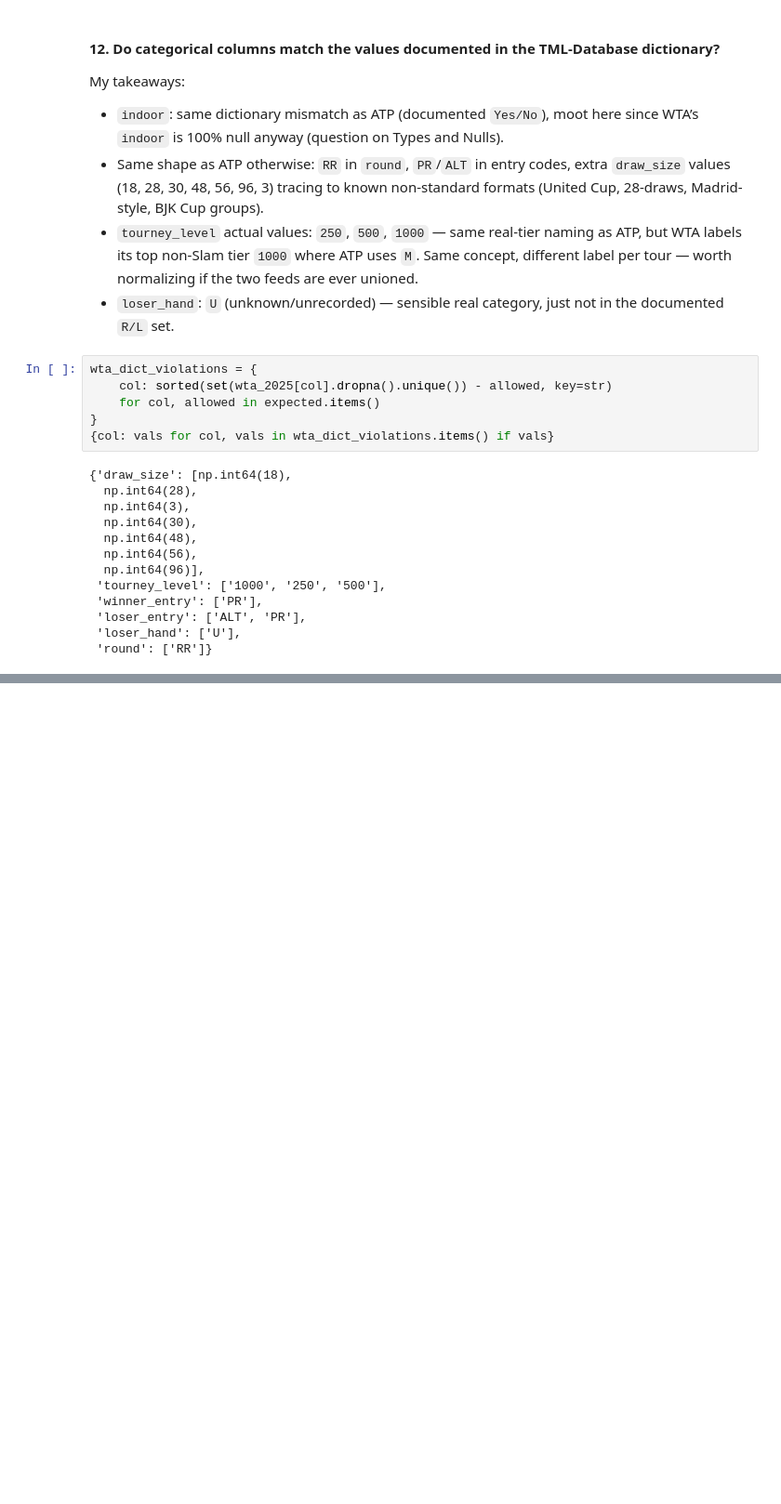
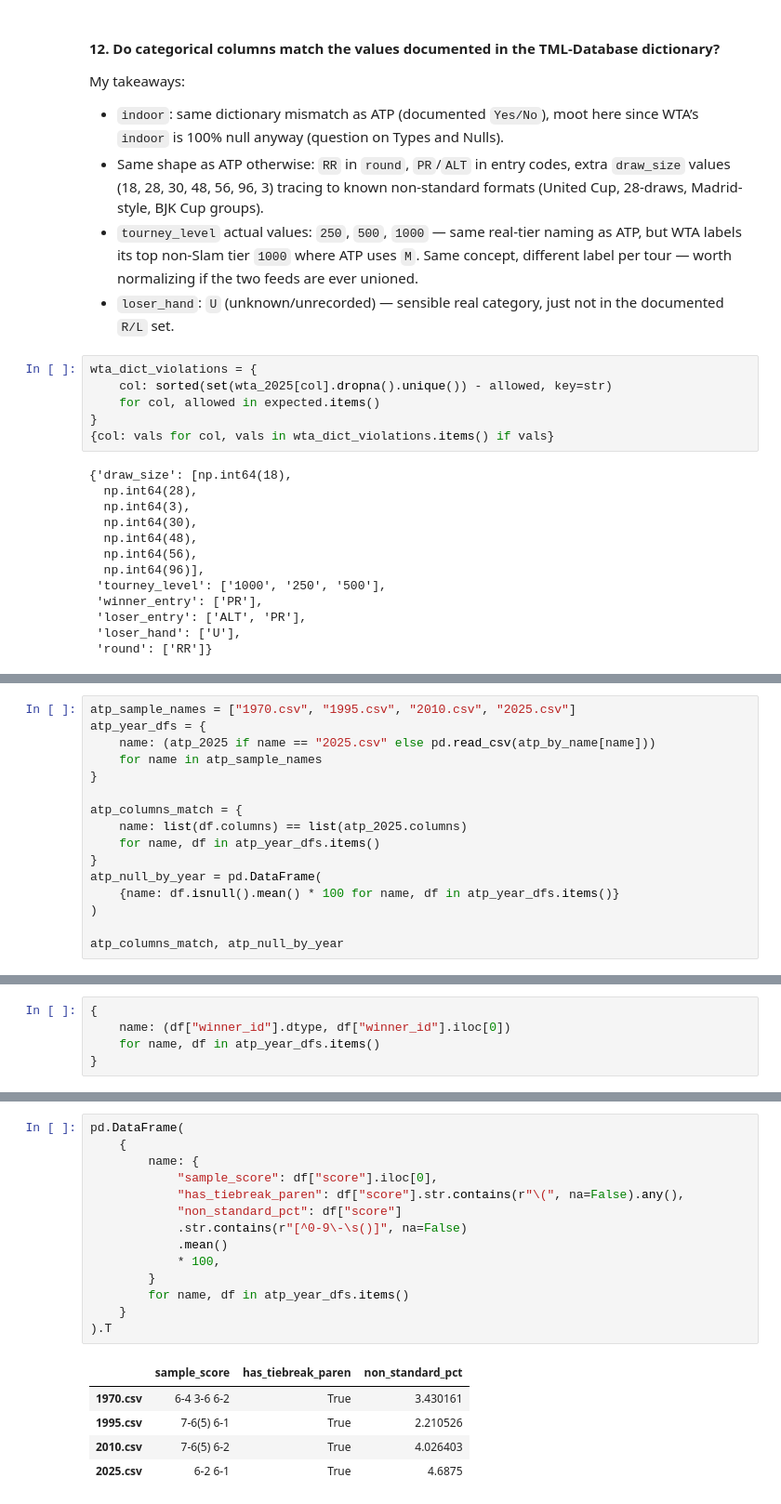
Before and after one commit to anajbellini/DataDeuce, a Jupyter notebook: analysis/source_profiling.ipynb, the cells around one changed output, grey strips where cells are left out. Shown at 93% size. Saved outputs shown, nothing was run; the diff lists cells and outputs as text; blank space fills up the shorter version.

Commit message:
feat: add historical consistency checks across sample years
Co-Authored-By: Claude Sonnet 5 <noreply@anthropic.com>

```diff
--- a/analysis/source_profiling.ipynb
+++ b/analysis/source_profiling.ipynb
@@ -844,0 +859,16 @@ wta_dict_violations = {
+# %%
+atp_sample_names = ["1970.csv", "1995.csv", "2010.csv", "2025.csv"]
+atp_year_dfs = {
+    name: (atp_2025 if name == "2025.csv" else pd.read_csv(atp_by_name[name]))
+    for name in atp_sample_names
+}
+
+atp_columns_match = {
+    name: list(df.columns) == list(atp_2025.columns)
+    for name, df in atp_year_dfs.items()
+}
+atp_null_by_year = pd.DataFrame(
+    {name: df.isnull().mean() * 100 for name, df in atp_year_dfs.items()}
+)
+
+atp_columns_match, atp_null_by_year
@@ -844,0 +898,5 @@ wta_dict_violations = {
+# %%
+{
+    name: (df["winner_id"].dtype, df["winner_id"].iloc[0])
+    for name, df in atp_year_dfs.items()
+}
@@ -844,0 +913,20 @@ wta_dict_violations = {
+# %%
+pd.DataFrame(
+    {
+        name: {
+            "sample_score": df["score"].iloc[0],
+            "has_tiebreak_paren": df["score"].str.contains(r"\(", na=False).any(),
+            "non_standard_pct": df["score"]
+            .str.contains(r"[^0-9\-\s()]", na=False)
+            .mean()
+            * 100,
+        }
+        for name, df in atp_year_dfs.items()
+    }
+).T
+# %% [output]
+|  | sample_score | has_tiebreak_paren | non_standard_pct |
+| 1970.csv | 6-4 3-6 6-2 | True | 3.430161 |
+| 1995.csv | 7-6(5) 6-1 | True | 2.210526 |
+| 2010.csv | 7-6(5) 6-2 | True | 4.026403 |
+| 2025.csv | 6-2 6-1 | True | 4.6875 |
```
Also changed, not shown: parts of 16 cells of this notebook.
